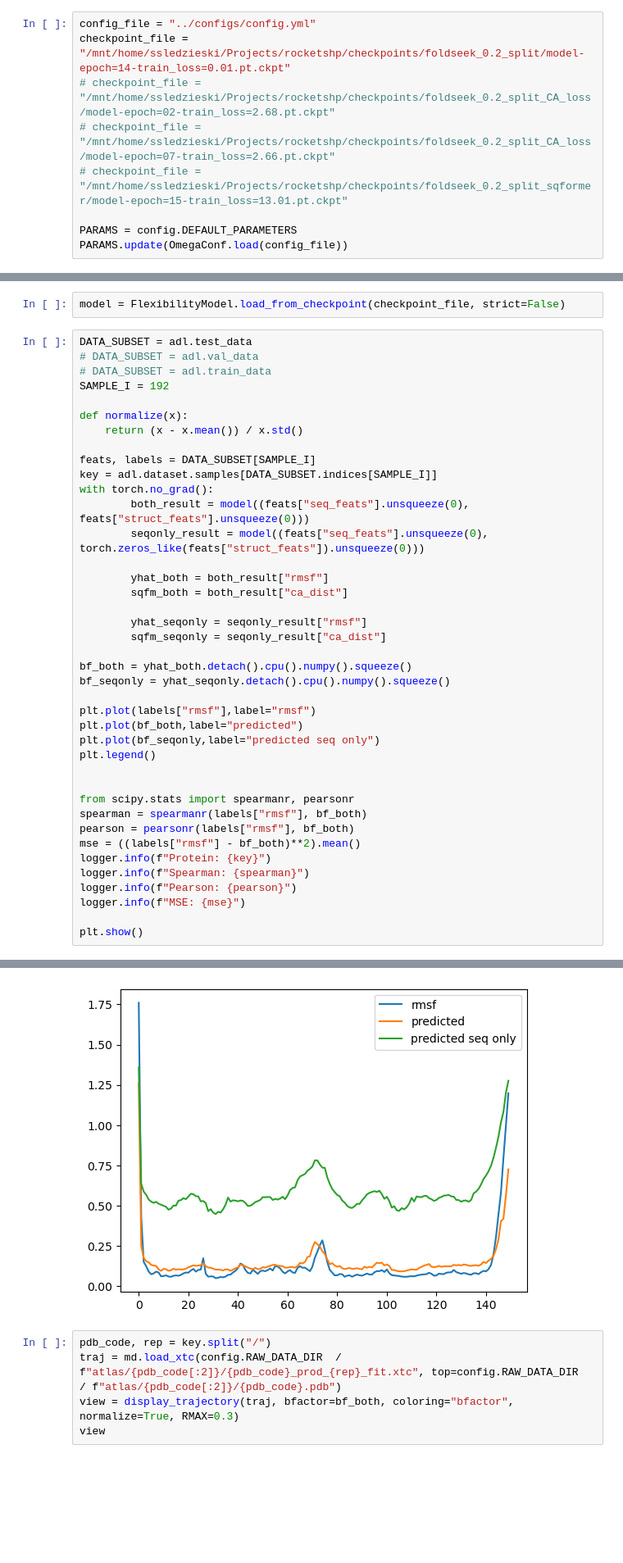
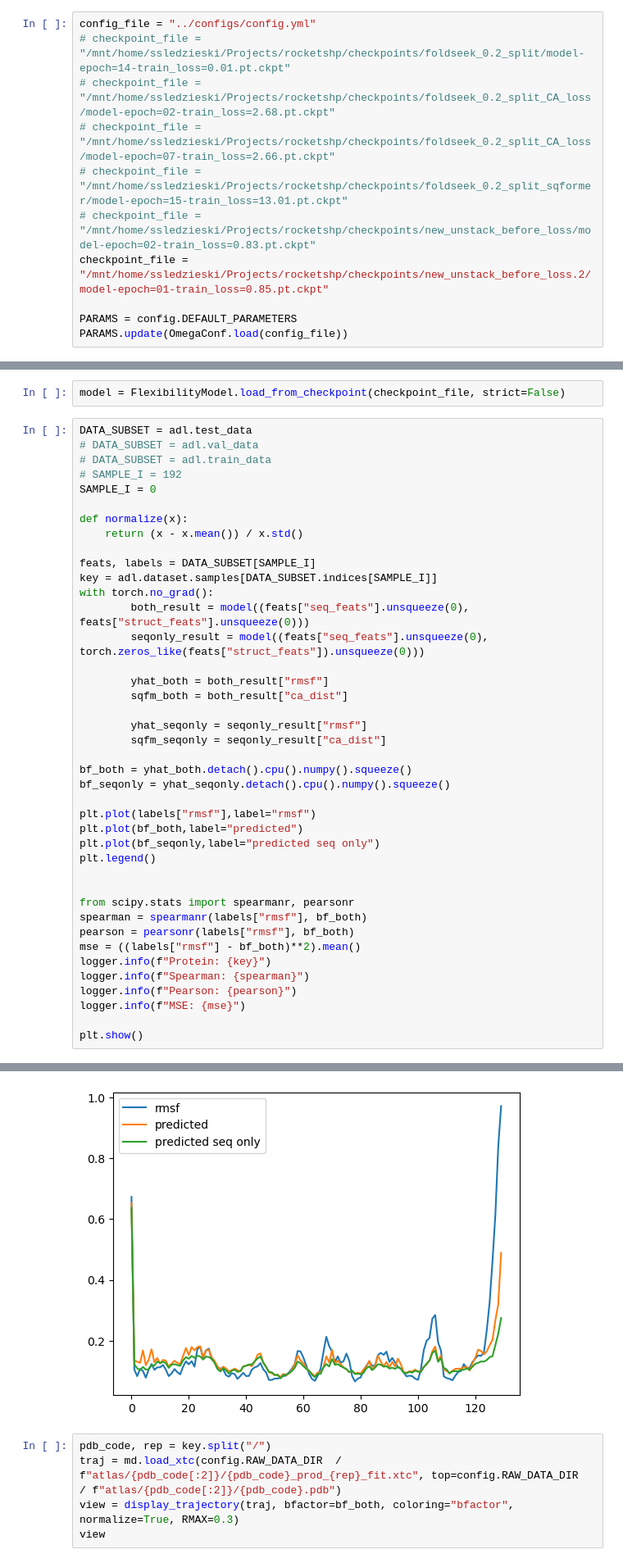
Before and after one commit to flatironinstitute/RocketSHP, a Jupyter notebook: notebooks/2.0_evaluate_model_atlas.ipynb, the cells around one changed output, grey strips where cells are left out. Shown at 82% size. Cells and saved outputs as stored; diff of their text form; blank space fills up the shorter version.

```diff
--- a/notebooks/2.0_evaluate_model_atlas.ipynb
+++ b/notebooks/2.0_evaluate_model_atlas.ipynb
@@ -17,10 +17,12 @@ from rocketshp.modeling.architectures import FlexibilityModel
 2024-12-05 09:17:35.009 | INFO     | rocketshp.config:<module>:13 - PROJ_ROOT path is: /mnt/home/ssledzieski/Projects/rocketshp
 # %%
 config_file = "../configs/config.yml"
-checkpoint_file = "/mnt/home/ssledzieski/Projects/rocketshp/checkpoints/foldseek_0.2_split/model-epoch=14-train_loss=0.01.pt.ckpt"
+# checkpoint_file = "/mnt/home/ssledzieski/Projects/rocketshp/checkpoints/foldseek_0.2_split/model-epoch=14-train_loss=0.01.pt.ckpt"
 # checkpoint_file = "/mnt/home/ssledzieski/Projects/rocketshp/checkpoints/foldseek_0.2_split_CA_loss/model-epoch=02-train_loss=2.68.pt.ckpt"
 # checkpoint_file = "/mnt/home/ssledzieski/Projects/rocketshp/checkpoints/foldseek_0.2_split_CA_loss/model-epoch=07-train_loss=2.66.pt.ckpt"
 # checkpoint_file = "/mnt/home/ssledzieski/Projects/rocketshp/checkpoints/foldseek_0.2_split_sqformer/model-epoch=15-train_loss=13.01.pt.ckpt"
+# checkpoint_file = "/mnt/home/ssledzieski/Projects/rocketshp/checkpoints/new_unstack_before_loss/model-epoch=02-train_loss=0.83.pt.ckpt"
+checkpoint_file = "/mnt/home/ssledzieski/Projects/rocketshp/checkpoints/new_unstack_before_loss.2/model-epoch=01-train_loss=0.85.pt.ckpt"
 
 PARAMS = config.DEFAULT_PARAMETERS
 PARAMS.update(OmegaConf.load(config_file))
@@ -42,7 +44,8 @@ model = FlexibilityModel.load_from_checkpoint(checkpoint_file, strict=False)
 DATA_SUBSET = adl.test_data
 # DATA_SUBSET = adl.val_data
 # DATA_SUBSET = adl.train_data
-SAMPLE_I = 192
+# SAMPLE_I = 192
+SAMPLE_I = 0
 
 def normalize(x):
     return (x - x.mean()) / x.std()
@@ -86,4 +89,4 @@ plt.show()
-[figure, old version]
+[figure, new version]
 # %%
 pdb_code, rep = key.split("/")
 traj = md.load_xtc(config.RAW_DATA_DIR  / f"atlas/{pdb_code[:2]}/{pdb_code}_prod_{rep}_fit.xtc", top=config.RAW_DATA_DIR  / f"atlas/{pdb_code[:2]}/{pdb_code}.pdb")
```
Also changed, not shown: parts of 6 cells of this notebook, 2 other files.
